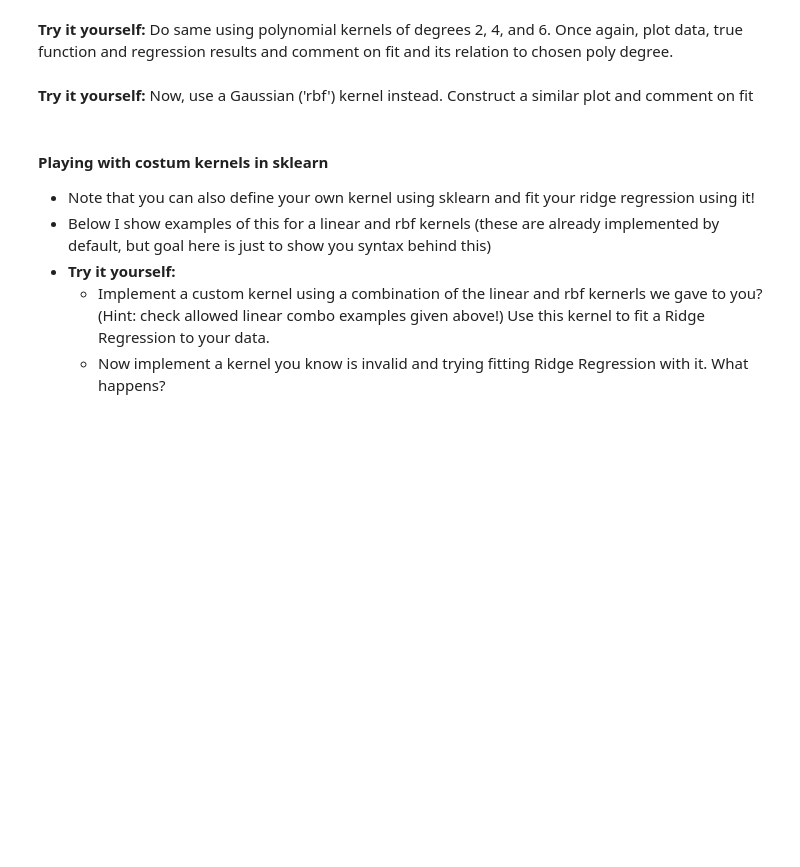
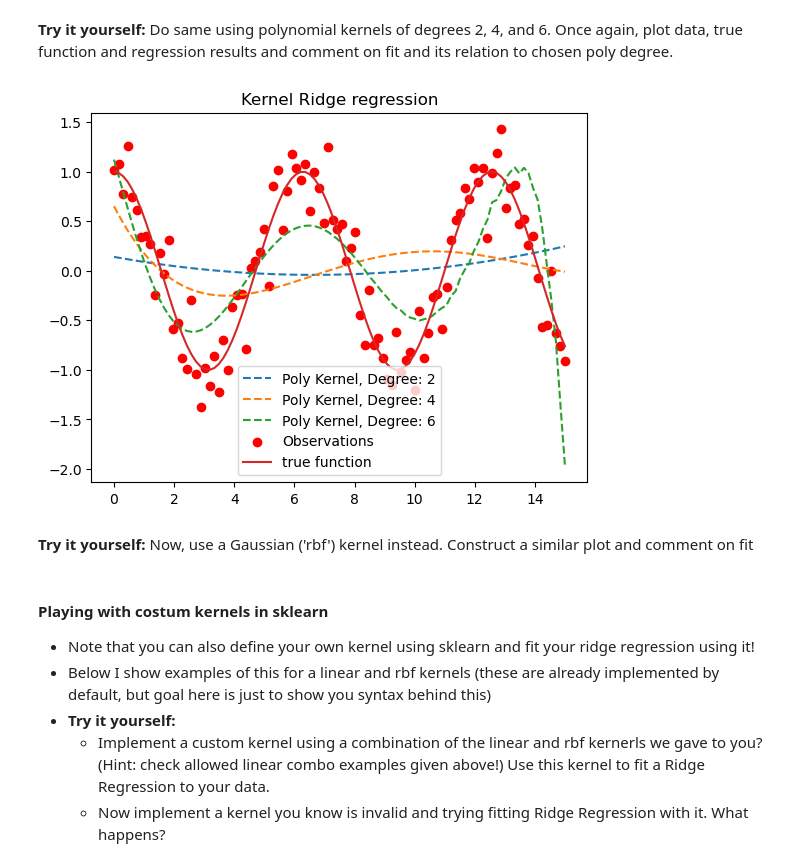
Before and after one commit to davidmhunt/coursework, a Jupyter notebook: STA_561/discussions/week 3/in_class.ipynb, the cells around one changed output. Saved outputs shown, nothing was run; the diff lists cells and outputs as text; code cells hidden in the pictures; blank space fills up the shorter version.

```diff
--- a/STA_561/discussions/week 3/in_class.ipynb
+++ b/STA_561/discussions/week 3/in_class.ipynb
@@ -117,6 +132,23 @@ y = np.cos(X) + np.random.normal(0,.25,size=X.shape[0]).reshape(-1,1)
 **Try it yourself:** Do same using polynomial kernels of degrees 2, 4, and 6. Once again, plot data, true function and regression results and comment on fit and its relation to chosen poly degree.
 # %%
 #Your Ans Here
+#Your Ans Here
+kernel = 'polynomial'
+max_degree = 7
+
+for degree in range(2,max_degree,2):
+    model = KernelRidge(kernel=kernel,degree=degree)
+    model.fit(X,y)
+    y_pred= model.predict(X)
+    plt.plot(X,y_pred,'--',label='Poly Kernel, Degree: {}'.format(degree))
+
+plt.scatter(X,y,color='red',label='Observations')
+plt.plot(X,np.cos(X),label = 'true function')
+plt.legend()
+plt.title("Kernel Ridge regression")
+plt.show()
+# %% [output]
+[figure, added]
 # %% [markdown]
 **Try it yourself:** Now, use a Gaussian ('rbf') kernel instead. Construct a similar plot and comment on fit
 # %%
```
Also changed, not shown: parts of 1 cell of this notebook, 16 other files.
